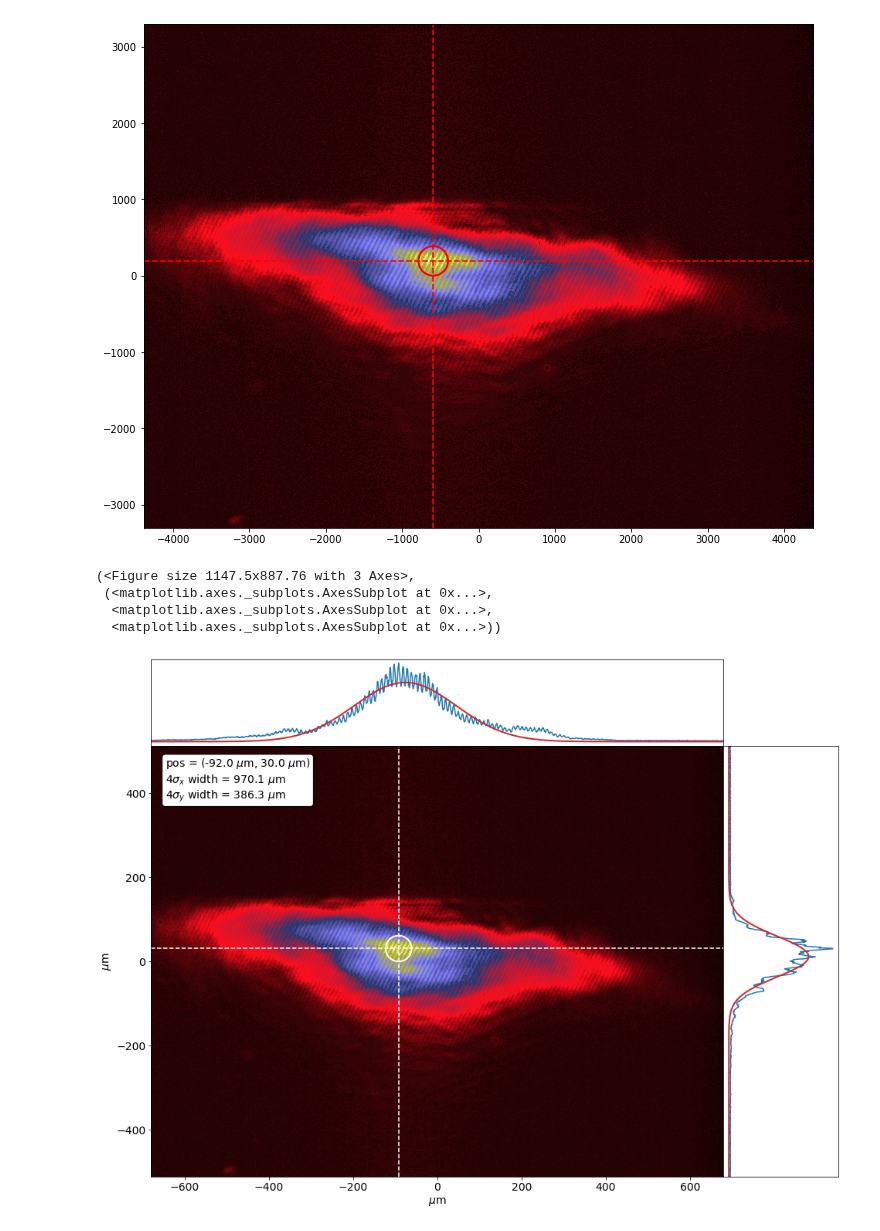
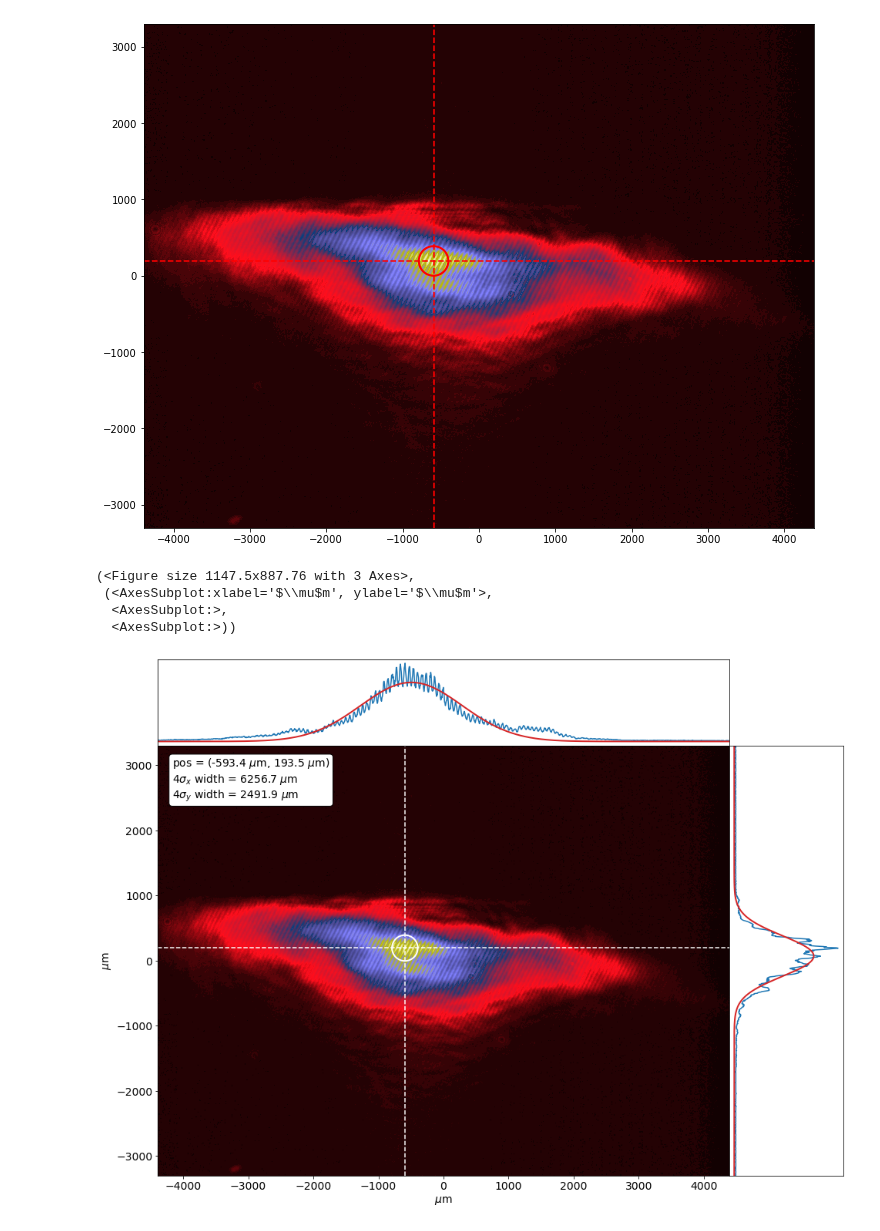
Before and after one commit to ograsdijk/CeNTREX-notebooks, a Jupyter notebook: lasers/beamprofiler/Thorlabs BCN106N analysis.ipynb, the cells around one changed output. Saved outputs shown, nothing was run; the diff lists cells and outputs as text; code cells hidden in the pictures.

```diff
--- a/lasers/beamprofiler/Thorlabs BCN106N analysis.ipynb
+++ b/lasers/beamprofiler/Thorlabs BCN106N analysis.ipynb
@@ -181,13 +181,13 @@ def plot_BCN106N(im, scaling, scale_xy = 6.45, scale_z = None, units_xy = '$\mu$
 
     return fig, (ax0, axx, axy)
 # %%
-plot_BCN106N(im, 3, scale_xy=1, origin_center = True)
+plot_BCN106N(im, 3, origin_center = True)
 # %% [output]
 (<Figure size 1147.5x887.76 with 3 Axes>,
- (<matplotlib.axes._subplots.AxesSubplot at 0x...>,
-  <matplotlib.axes._subplots.AxesSubplot at 0x...>,
-  <matplotlib.axes._subplots.AxesSubplot at 0x...>))
+ (<AxesSubplot:xlabel='$\\mu$m', ylabel='$\\mu$m'>,
+  <AxesSubplot:>,
+  <AxesSubplot:>))
-[figure, old version]
+[figure, new version]
 # %%
 scaling = 5
 im_resized = Image.fromarray(np.uint8(im))
```
Also changed, not shown: parts of 1 cell of this notebook.
